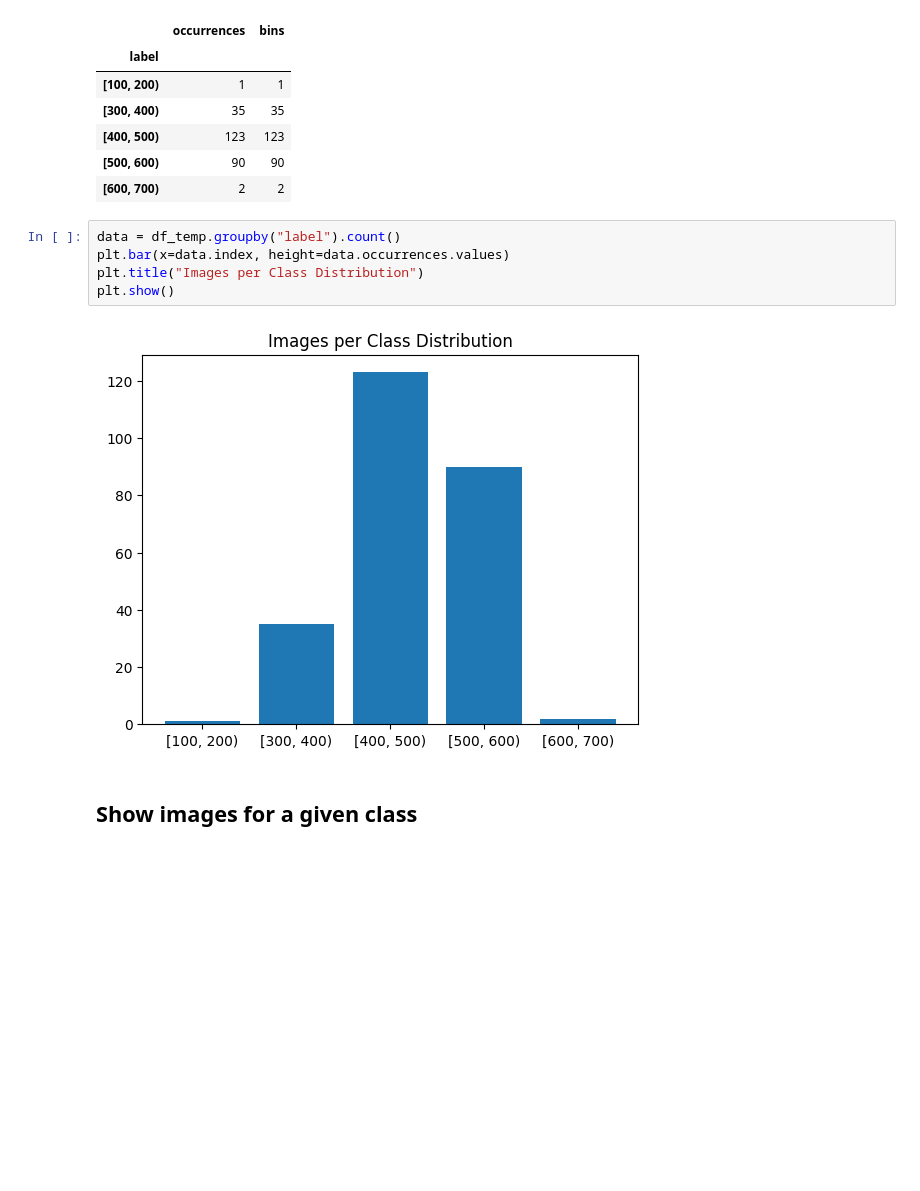
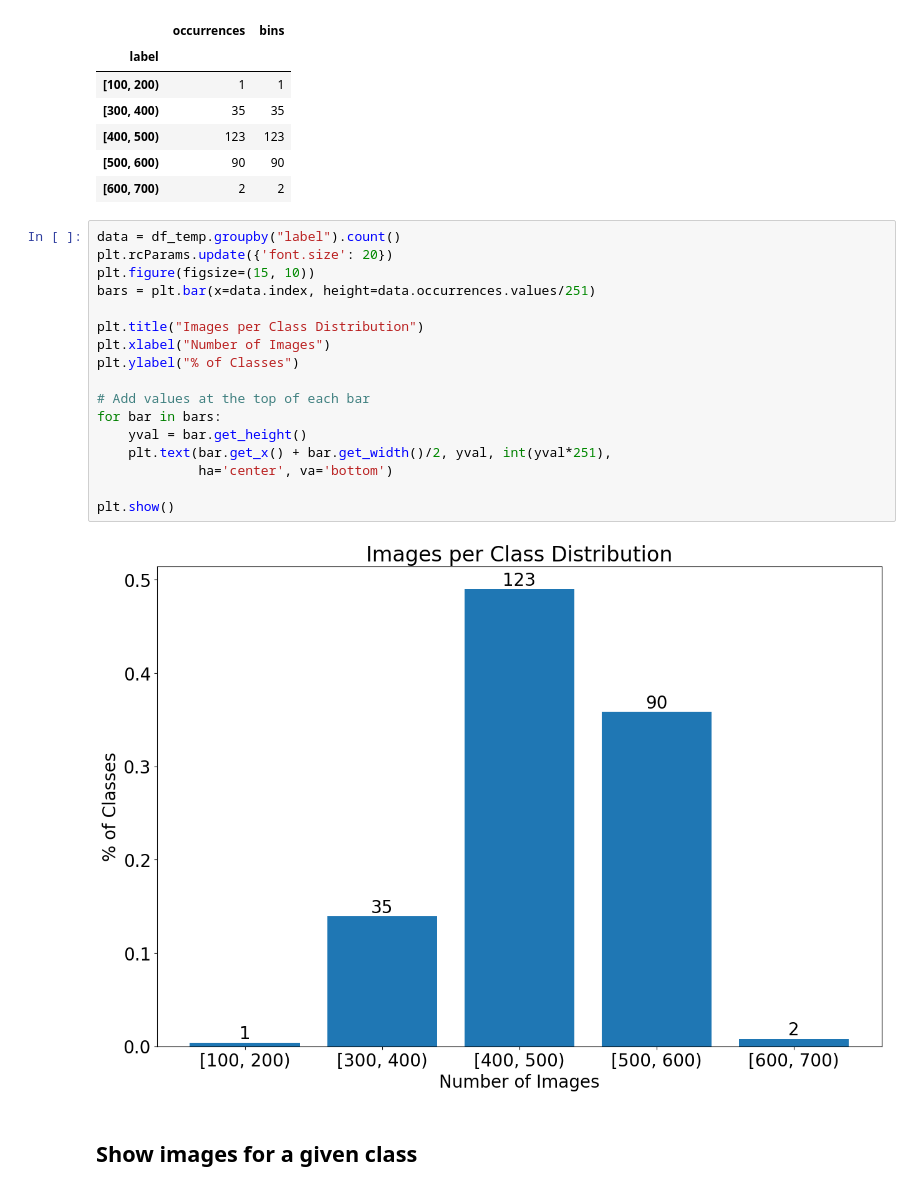
Before and after one commit to saraarizzi/image-classification-foodx251, a Jupyter notebook: explore_train_data.ipynb, the cells around one changed output. Cells and saved outputs as stored; diff of their text form; blank space fills up the shorter version.

Commit message:
fixed classes bar plot

```diff
--- a/explore_train_data.ipynb
+++ b/explore_train_data.ipynb
@@ -67,11 +65,23 @@ df_temp.groupby("label").count()
 | [600, 700) | 2 | 2 |
 # %%
 data = df_temp.groupby("label").count()
-plt.bar(x=data.index, height=data.occurrences.values)
+plt.rcParams.update({'font.size': 20})
+plt.figure(figsize=(15, 10))
+bars = plt.bar(x=data.index, height=data.occurrences.values/251)
+
 plt.title("Images per Class Distribution")
+plt.xlabel("Number of Images")
+plt.ylabel("% of Classes")
+
+# Add values at the top of each bar
+for bar in bars:
+    yval = bar.get_height()
+    plt.text(bar.get_x() + bar.get_width()/2, yval, int(yval*251),
+             ha='center', va='bottom')
+
 plt.show()
 # %% [output]
-[figure, old version]
+[figure, new version]
 # %% [markdown]
 ## Show images for a given class
 # %%
```
Also changed, not shown: parts of 1 cell of this notebook.
